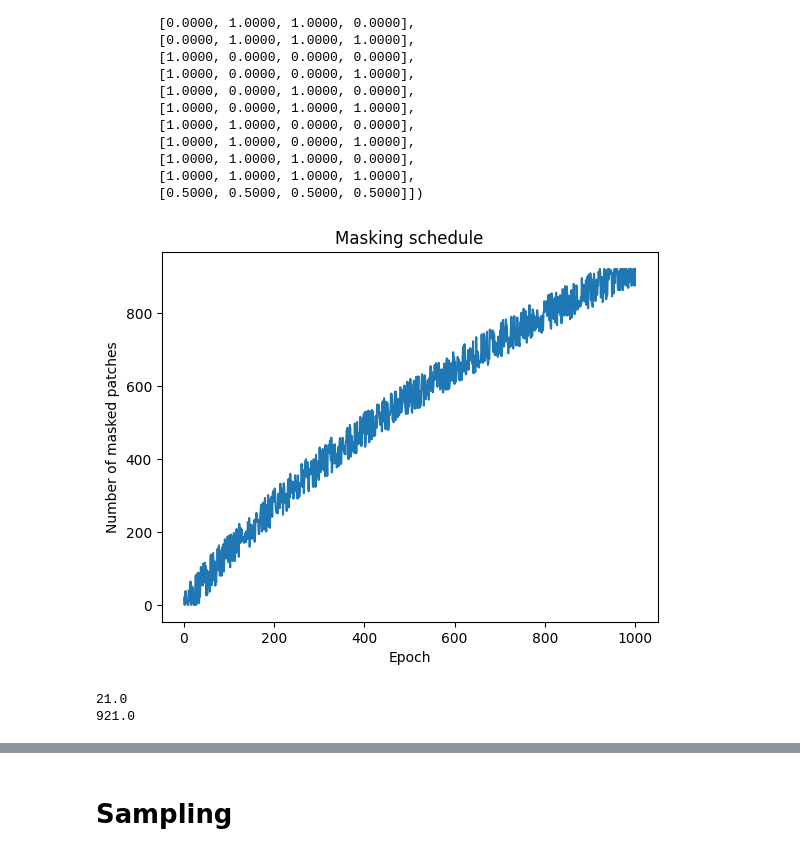
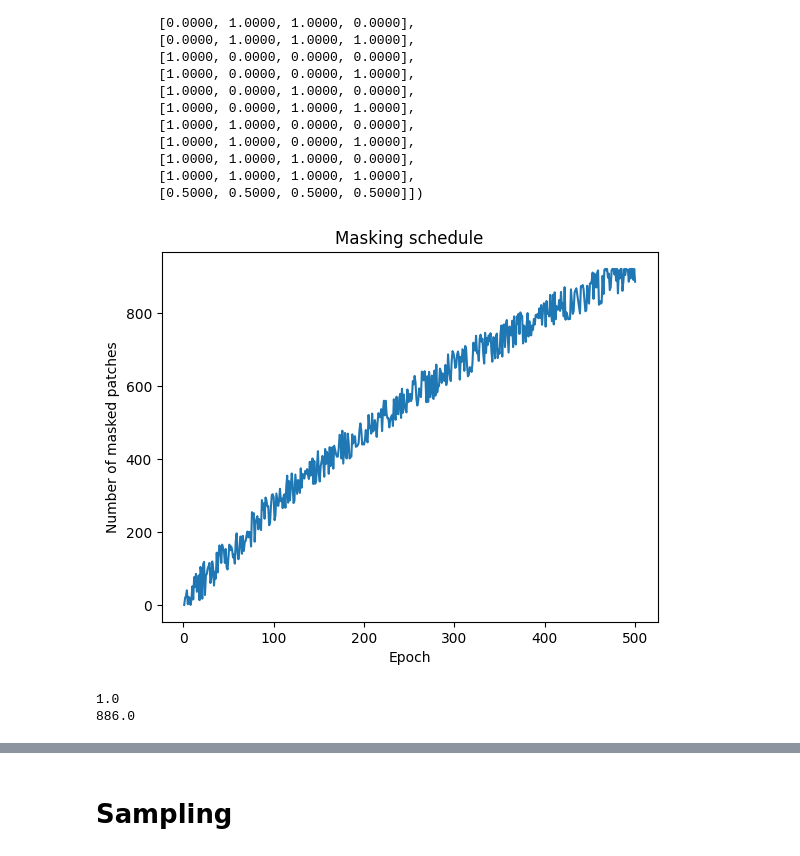
Before and after one commit to OscarOvanger/GeoDecepticon, a Jupyter notebook: training_notebook.ipynb, the cells around one changed output, grey strips where cells are left out. Saved outputs shown, nothing was run; the diff lists cells and outputs as text; code cells hidden in the pictures.

```diff
--- a/training_notebook.ipynb
+++ b/training_notebook.ipynb
@@ -134,7 +134,7 @@ num_tokens = 17  # 16 tokens + 1 mask token
 max_patches = 32 * 32
 dropout = 0.2
 learning_rate = 3e-4
-num_epochs = 1000
+num_epochs = 500
 hidden_dim = 64
 #initial_mask_rate = 0.2
 #final_mask_rate = 0.1
@@ -168,21 +168,21 @@ def prob_log_scheduler(x,max_patches,num_epochs,rand_size):
       i += 1
     return value
 # %%
-x = np.linspace(1,1000,1000)
+x = np.linspace(1,num_epochs,num_epochs)
 max_masking = int(max_patches*0.9)
 rand_size = 50
 y = prob_log_scheduler(x,max_masking,num_epochs,rand_size)
 plt.plot(x,y)
 plt.title("Masking schedule")
 plt.xlabel("Epoch")
 plt.ylabel("Number of masked patches")
 plt.show()
 print(y[0])
 print(y[-1])
 # %% [output]
-[figure, old version]
+[figure, new version]
-21.0
-921.0
+1.0
+886.0
 # %%
 import wandb
 wandb.login()
```
Also changed, not shown: parts of 2 cells of this notebook.
